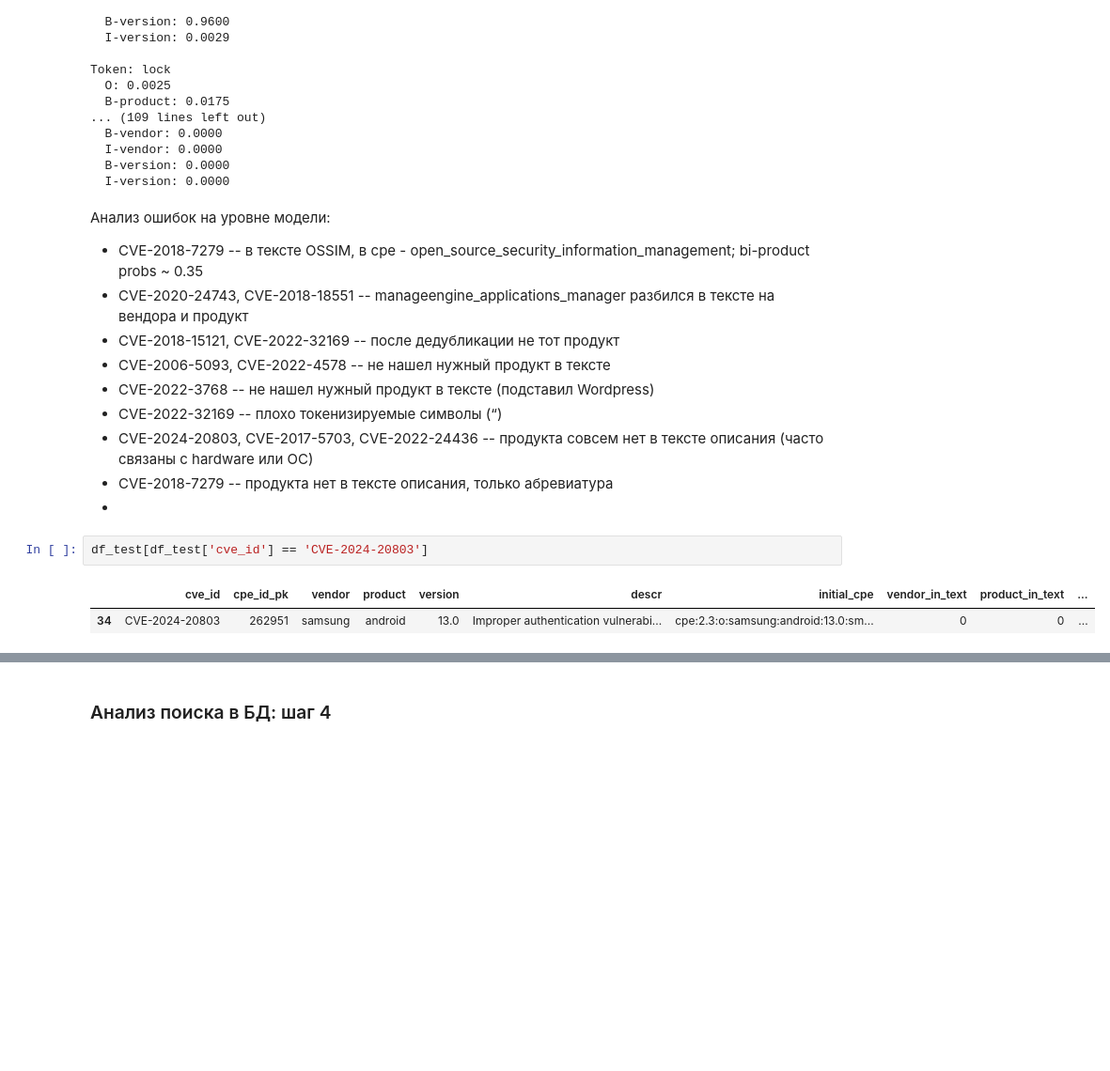
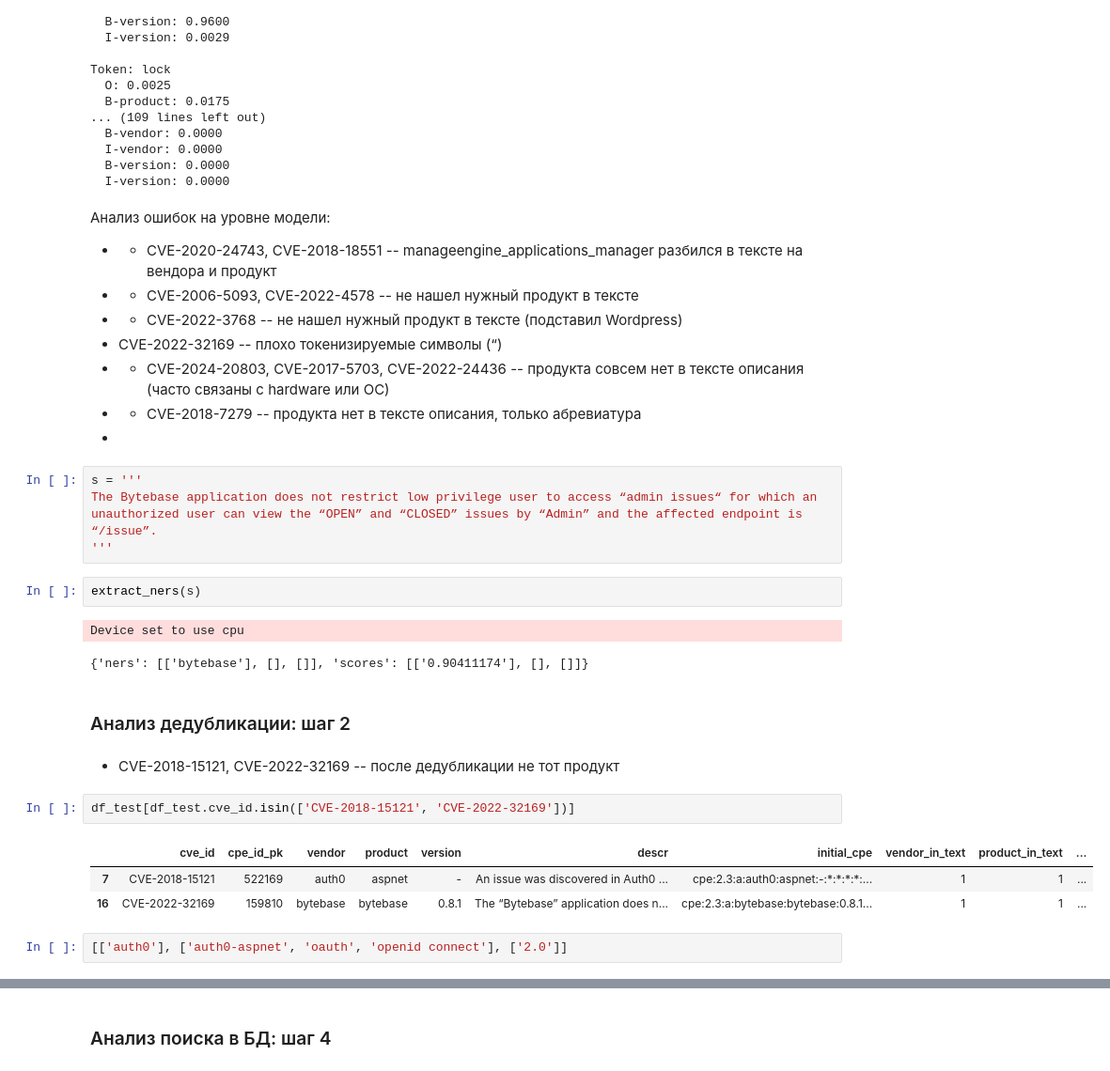
Before and after one commit to levshun/vulns_scanner, a Jupyter notebook: mikhail_code/notebooks/search_and_generate_cpe_using_ner.ipynb, the cells around one changed output, grey strips where cells are left out. Shown at 94% size. Cells and saved outputs as stored; diff of their text form; blank space fills up the shorter version.

```diff
--- a/mikhail_code/notebooks/search_and_generate_cpe_using_ner.ipynb
+++ b/mikhail_code/notebooks/search_and_generate_cpe_using_ner.ipynb
@@ -915,17 +935,31 @@ Token: lock
 # %% [markdown]
 Анализ ошибок на уровне модели:
 
-* CVE-2018-7279 -- в тексте OSSIM, в cpe - open_source_security_information_management; bi-product probs ~ 0.35
-* CVE-2020-24743, CVE-2018-18551 -- manageengine_applications_manager разбился в тексте на вендора и продукт
-* CVE-2018-15121, CVE-2022-32169 -- после дедубликации не тот продукт
-* CVE-2006-5093, CVE-2022-4578 -- не нашел нужный продукт в тексте
-* CVE-2022-3768 -- не нашел нужный продукт в тексте (подставил Wordpress)
+* + CVE-2020-24743, CVE-2018-18551 -- manageengine_applications_manager разбился в тексте на вендора и продукт
+* + CVE-2006-5093, CVE-2022-4578 -- не нашел нужный продукт в тексте
+* + CVE-2022-3768 -- не нашел нужный продукт в тексте (подставил Wordpress)
 * CVE-2022-32169 -- плохо токенизируемые символы (“)
-* CVE-2024-20803, CVE-2017-5703, CVE-2022-24436 -- продукта совсем нет в тексте описания (часто связаны с hardware или ОС)
-* CVE-2018-7279 -- продукта нет в тексте описания, только абревиатура
+* + CVE-2024-20803, CVE-2017-5703, CVE-2022-24436 -- продукта совсем нет в тексте описания (часто связаны с hardware или ОС)
+* + CVE-2018-7279 -- продукта нет в тексте описания, только абревиатура
 *
+# %%
+s = '''
+The Bytebase application does not restrict low privilege user to access “admin issues“ for which an unauthorized user can view the “OPEN” and “CLOSED” issues by “Admin” and the affected endpoint is “/issue”.
+'''
+# %%
+extract_ners(s)
+# %% [output]
+Device set to use cpu
+{'ners': [['bytebase'], [], []], 'scores': [['0.90411174'], [], []]}
+# %% [markdown]
+### Анализ дедубликации: шаг 2
+# %% [markdown]
+* CVE-2018-15121, CVE-2022-32169 -- после дедубликации не тот продукт
 # %%
-df_test[df_test['cve_id'] == 'CVE-2024-20803']
+df_test[df_test.cve_id.isin(['CVE-2018-15121', 'CVE-2022-32169'])]
 # %% [output]
 |  | cve_id | cpe_id_pk | vendor | product | version | descr | initial_cpe | vendor_in_text | product_in_text | ... |
-| 34 | CVE-2024-20803 | 262951 | samsung | android | 13.0 | Improper authentication vulnerabi... | cpe:2.3:o:samsung:android:13.0:sm... | 0 | 0 | ... |
+| 7 | CVE-2018-15121 | 522169 | auth0 | aspnet | - | An issue was discovered in Auth0 ... | cpe:2.3:a:auth0:aspnet:-:*:*:*:*:... | 1 | 1 | ... |
+| 16 | CVE-2022-32169 | 159810 | bytebase | bytebase | 0.8.1 | The “Bytebase” application does n... | cpe:2.3:a:bytebase:bytebase:0.8.1... | 1 | 1 | ... |
+# %%
+[['auth0'], ['auth0-aspnet', 'oauth', 'openid connect'], ['2.0']]
```
Also changed, not shown: parts of 23 cells of this notebook, 3 other files.
